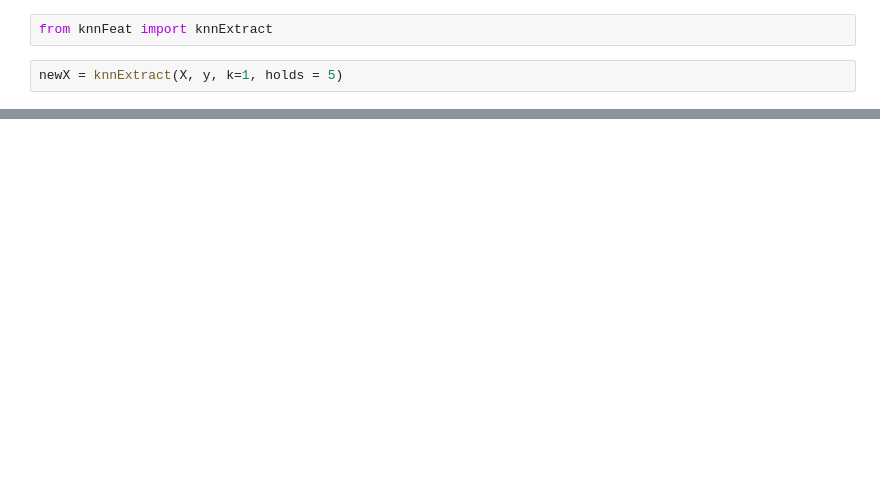
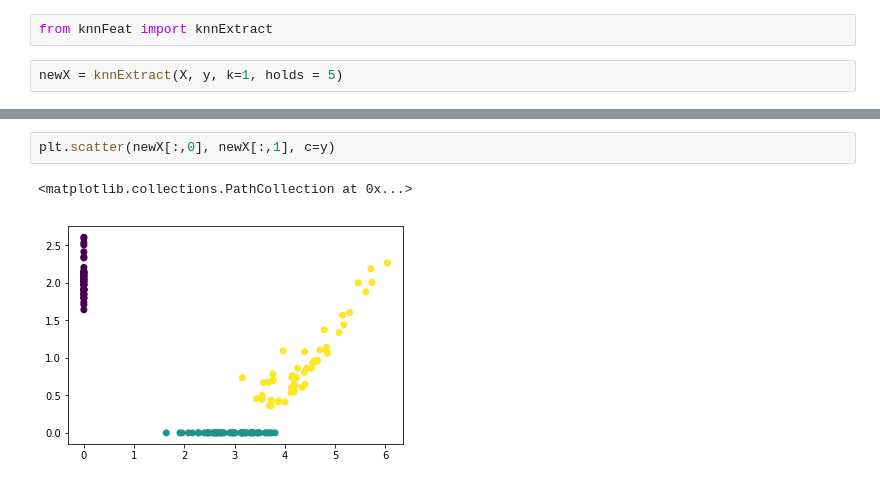
Before and after one commit to upura/knnFeat, a Jupyter notebook: demo.ipynb, the cells around one changed output, grey strips where cells are left out. Cells and saved outputs as stored; diff of their text form; blank space fills up the shorter version.

```diff
--- a/demo.ipynb
+++ b/demo.ipynb
@@ -23,0 +38,5 @@ plt.scatter(newX[:,0], newX[:,1], c=y)
+# %%
+plt.scatter(newX[:,0], newX[:,1], c=y)
+# %% [output]
+<matplotlib.collections.PathCollection at 0x...>
+[figure, added]
```
Also changed, not shown: parts of 6 cells of this notebook.
